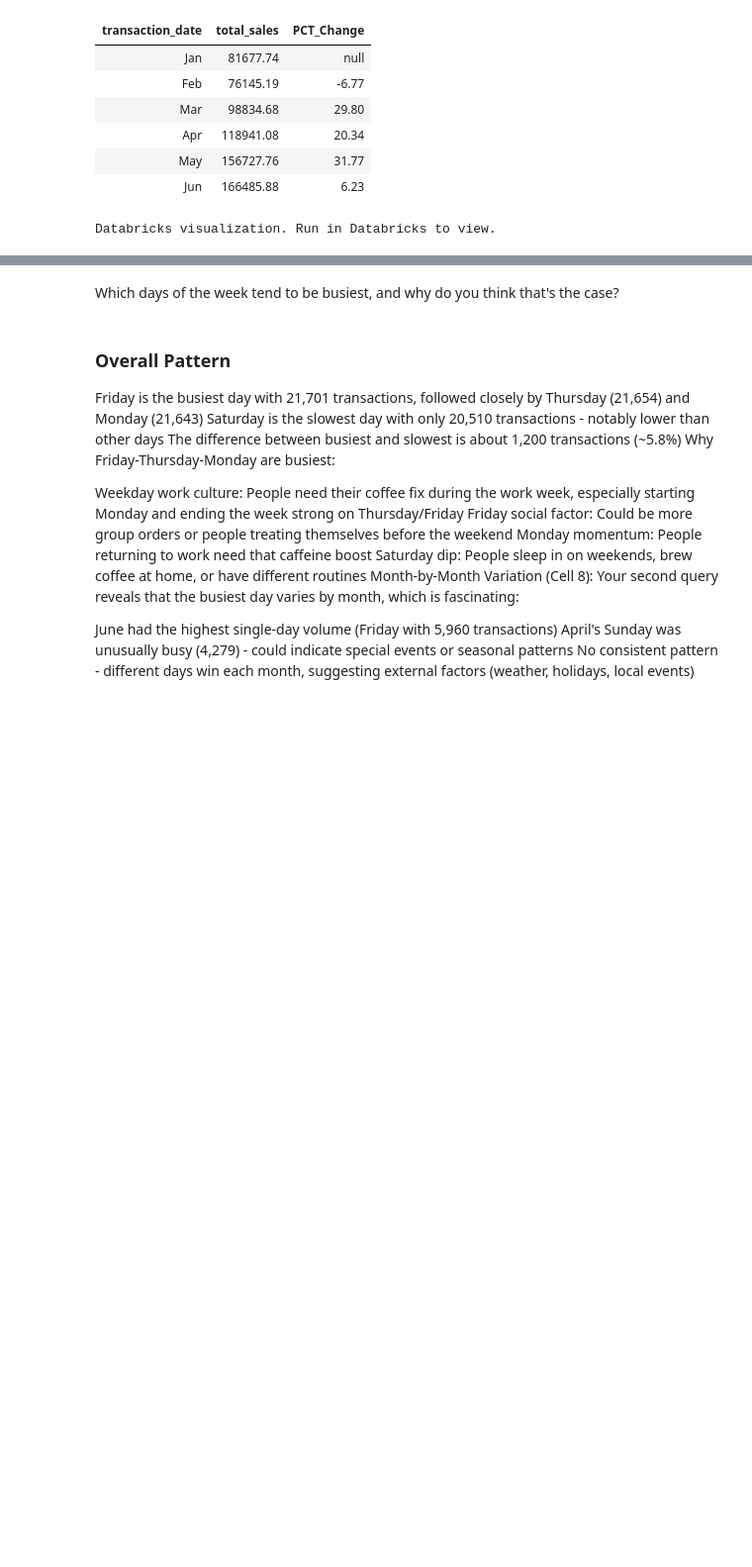
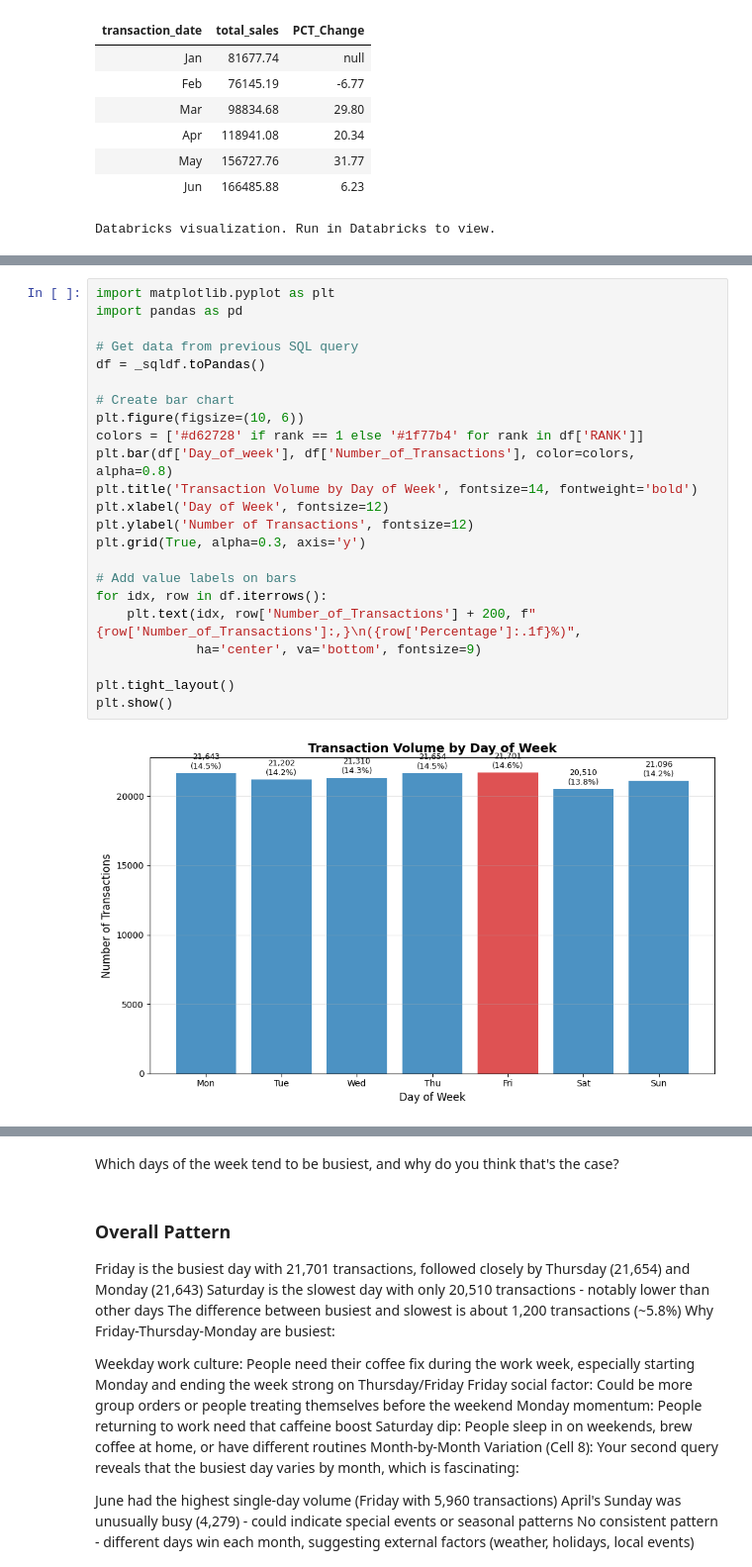
Before and after one commit to AREBU5/coffee_shop_analysis, a Jupyter notebook: Coffee Sales.ipynb, the cells around one changed output, grey strips where cells are left out. Shown at 99% size. Drawn from its saved outputs; the diff is of its cells as text; blank space fills up the shorter version.

```diff
--- a/Coffee Sales.ipynb
+++ b/Coffee Sales.ipynb
@@ -54,0 +86,25 @@ Databricks visualization. Run in Databricks to view.
+# %%
+import matplotlib.pyplot as plt
+import pandas as pd
+
+# Get data from previous SQL query
+df = _sqldf.toPandas()
+
+# Create bar chart
+plt.figure(figsize=(10, 6))
+colors = ['#d62728' if rank == 1 else '#1f77b4' for rank in df['RANK']]
+plt.bar(df['Day_of_week'], df['Number_of_Transactions'], color=colors, alpha=0.8)
+plt.title('Transaction Volume by Day of Week', fontsize=14, fontweight='bold')
+plt.xlabel('Day of Week', fontsize=12)
+plt.ylabel('Number of Transactions', fontsize=12)
+plt.grid(True, alpha=0.3, axis='y')
+
+# Add value labels on bars
+for idx, row in df.iterrows():
+    plt.text(idx, row['Number_of_Transactions'] + 200, f"{row['Number_of_Transactions']:,}\n({row['Percentage']:.1f}%)",
+             ha='center', va='bottom', fontsize=9)
+
+plt.tight_layout()
+plt.show()
+# %% [output]
+[figure, added]
```
Also changed, not shown: parts of 6 cells of this notebook.
